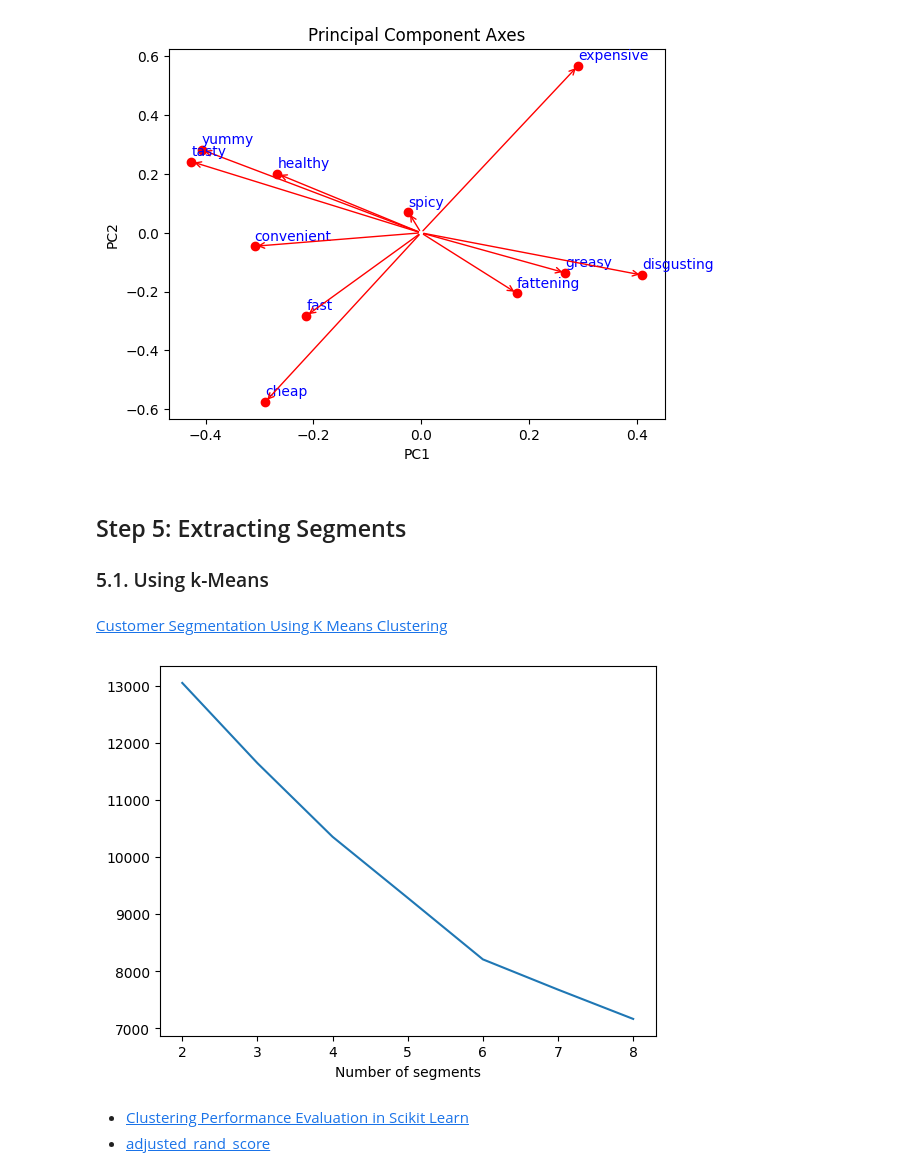
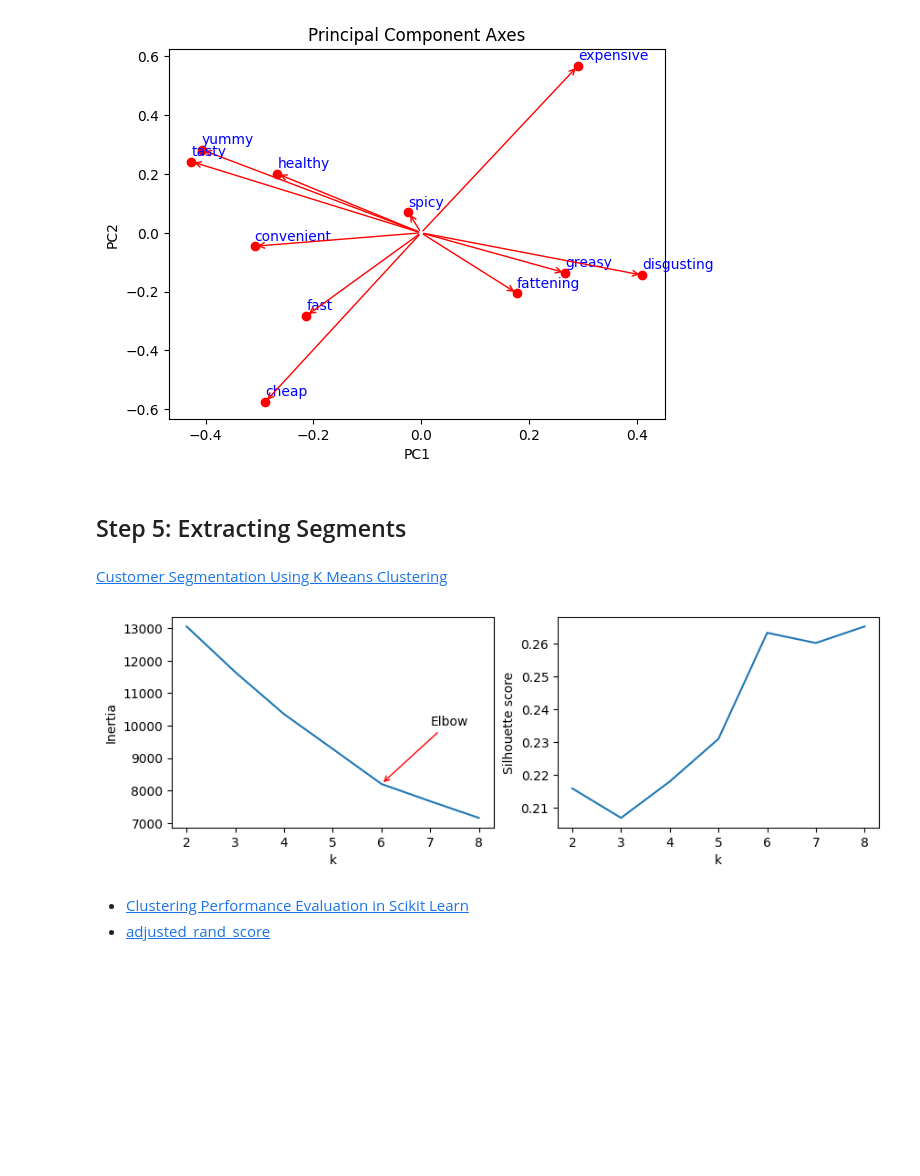
Before and after one commit to Adhiban1/Market-Segmentation, a Jupyter notebook: McDonalds-Case-Study.ipynb, the cells around one changed output. Saved outputs shown, nothing was run; the diff lists cells and outputs as text; code cells hidden in the pictures; blank space fills up the shorter version.

```diff
--- a/McDonalds-Case-Study.ipynb
+++ b/McDonalds-Case-Study.ipynb
@@ -135,28 +138,38 @@ plt.show()
 [figure]
 # %% [markdown]
 ## Step 5: Extracting Segments
-### 5.1. Using k-Means
 # %% [markdown]
 [Customer Segmentation Using K Means Clustering](https://towardsdatascience.com/customer-segmentation-using-k-means-clustering-d33964f238c3)
 # %%
 np.random.seed(0)
 # %%
 from sklearn.cluster import KMeans
+from sklearn.metrics import silhouette_score
 
 k_range = range(2, 9)
 inertias = []
 k_result = []
+silhouette_scores = []
 for k in k_range:
     model = KMeans(n_clusters=k, n_init=10, random_state=0)
     model.fit(pca_df)
     labels = model.predict(pca_df)
+    silhouette_score_ = silhouette_score(pca_df, labels)
+    silhouette_scores.append(silhouette_score_)
     inertias.append(model.inertia_)
     k_result.append(labels)
-# %%
-plt.plot(range(2, 9), inertias)
-plt.xlabel('Number of segments');
-# %% [output]
-[figure, removed]
+# %%
+fig, axs = plt.subplots(1, 2)
+fig.set_size_inches(10, 3)
+axs[0].plot(range(2, 9), inertias)
+axs[0].annotate(
+    'Elbow', xytext=(7, 10000), xy=(6, inertias[4]),
+    arrowprops=dict(arrowstyle="->", color='red'))
+axs[1].plot(range(2, 9), silhouette_scores)
+axs[0].set(xlabel='k', ylabel='Inertia')
+axs[1].set(xlabel='k', ylabel='Silhouette score');
+# %% [output]
+[figure, added]
 # %% [markdown]
 - [Clustering Performance Evaluation in Scikit Learn](https://www.geeksforgeeks.org/clustering-performance-evaluation-in-scikit-learn/)
 - [adjusted_rand_score](https://scikit-learn.org/stable/modules/generated/sklearn.metrics.adjusted_rand_score.html)
```
Also changed, not shown: parts of 12 cells of this notebook, 3 other files.
